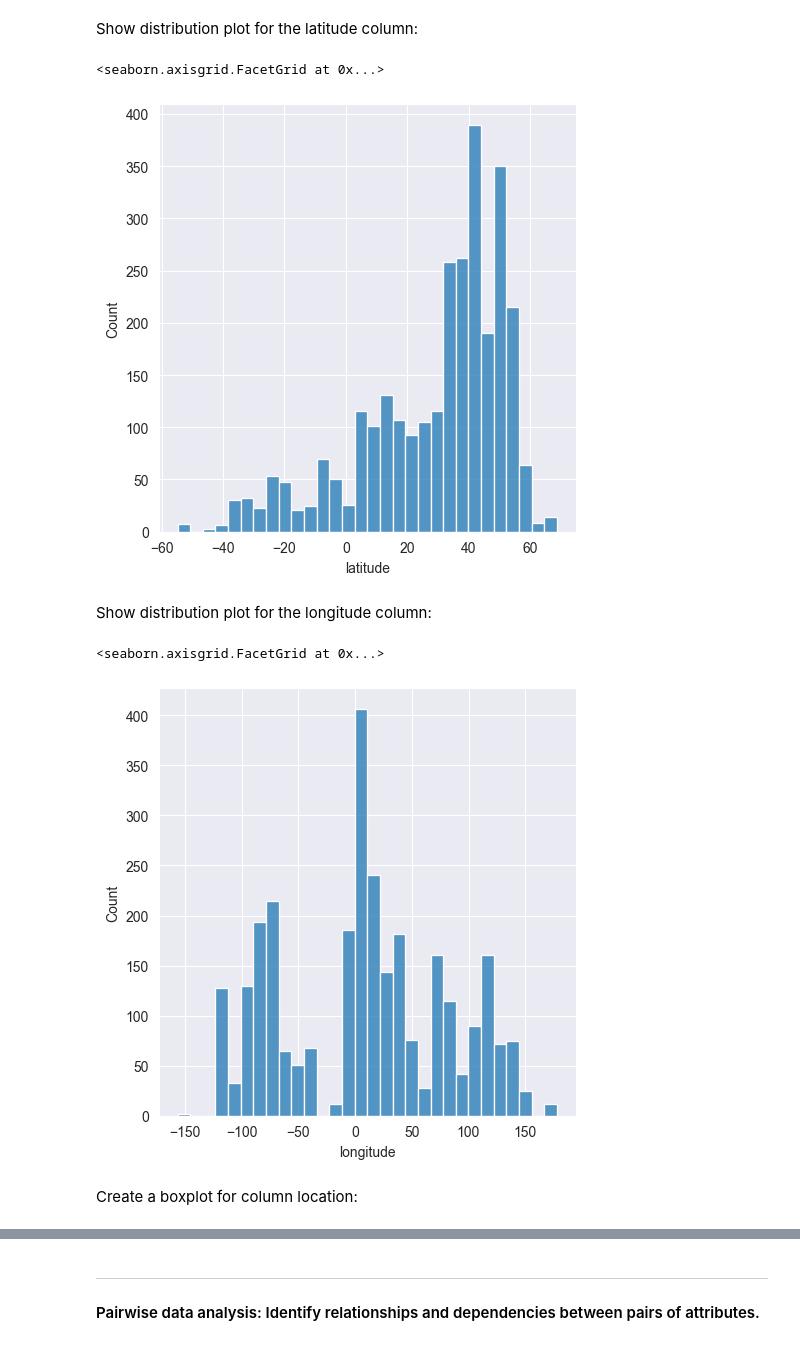
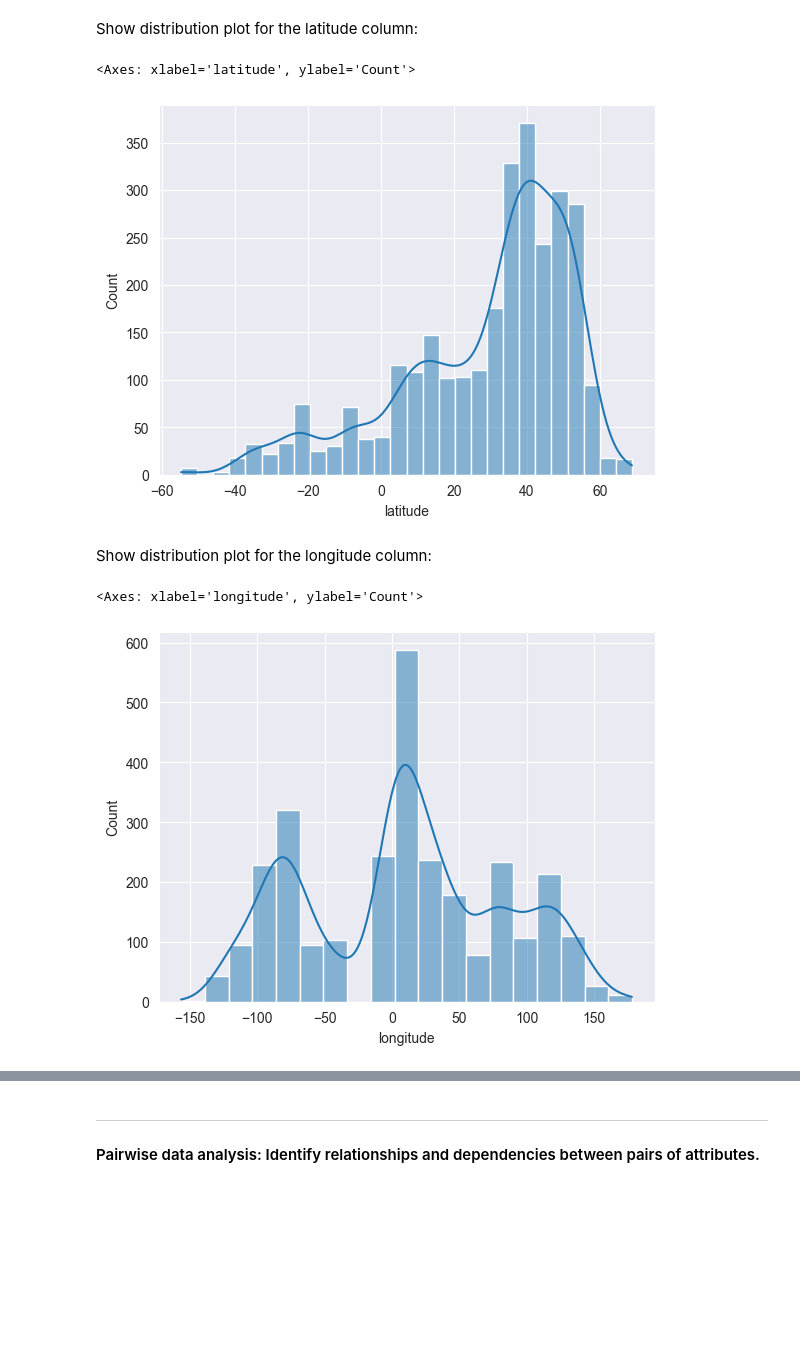
Before and after one commit to mariamatusiskova/IAU_project, a Jupyter notebook: datasets/devices.ipynb, the cells around one changed output, grey strips where cells are left out. Cells and saved outputs as stored; diff of their text form; code cells hidden in the pictures; blank space fills up the shorter version.

```diff
--- a/datasets/devices.ipynb
+++ b/datasets/devices.ipynb
@@ -197,16 +194,14 @@ Data distribution:
 # %% [markdown]
 Show distribution plot for the latitude column:
 # %%
-sns.displot(devices['latitude'], bins=30)
+sns.histplot(devices['latitude'], kde=True)
 # %% [output]
-<seaborn.axisgrid.FacetGrid at 0x...>
+<Axes: xlabel='latitude', ylabel='Count'>
-[figure, old version]
+[figure, new version]
 # %% [markdown]
 Show distribution plot for the longitude column:
 # %%
-sns.displot(devices['longitude'], bins=30)
+sns.histplot(devices['longitude'], kde=True)
 # %% [output]
-<seaborn.axisgrid.FacetGrid at 0x...>
+<Axes: xlabel='longitude', ylabel='Count'>
-[figure, old version]
+[figure, new version]
-# %% [markdown]
-Create a boxplot for column location:
```
Also changed, not shown: parts of 11 cells of this notebook, 3 other files.
